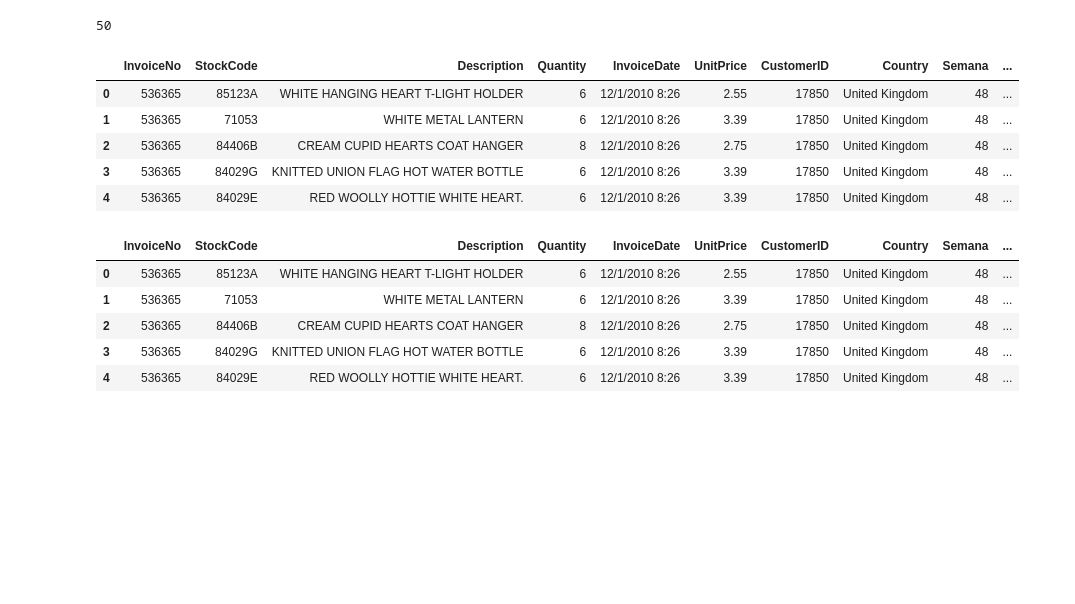
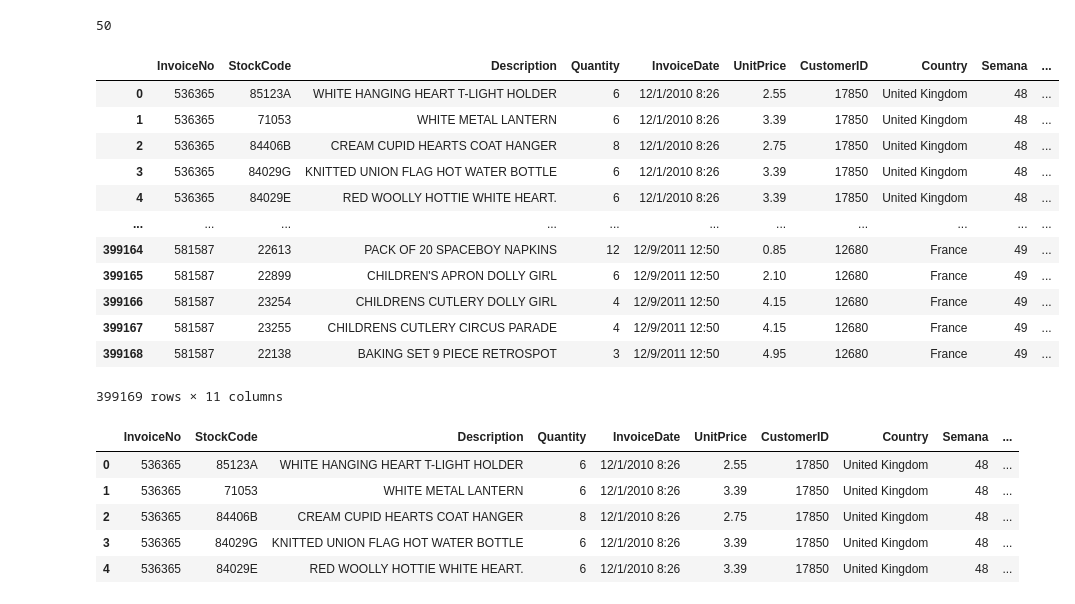
Before and after one commit to MVolterra/AMV-TEAM-2, a Jupyter notebook: Modelo.ipynb, the cells around one changed output. Cells and saved outputs as stored; diff of their text form; code cells hidden in the pictures; blank space fills up the shorter version.

```diff
--- a/Modelo.ipynb
+++ b/Modelo.ipynb
@@ -50,14 +50,21 @@ Name: w, dtype: int64
 # %%
 df['w']= df.w.map(lambda x:x+49 if str(x)[:4]=='2010' else x).map(lambda x:x-201097)
 # %%
-df.head()
+df
 # %% [output]
 |  | InvoiceNo | StockCode | Description | Quantity | InvoiceDate | UnitPrice | CustomerID | Country | Semana | ... |
 | 0 | 536365 | 85123A | WHITE HANGING HEART T-LIGHT HOLDER | 6 | 12/1/2010 8:26 | 2.55 | 17850 | United Kingdom | 48 | ... |
 | 1 | 536365 | 71053 | WHITE METAL LANTERN | 6 | 12/1/2010 8:26 | 3.39 | 17850 | United Kingdom | 48 | ... |
 | 2 | 536365 | 84406B | CREAM CUPID HEARTS COAT HANGER | 8 | 12/1/2010 8:26 | 2.75 | 17850 | United Kingdom | 48 | ... |
 | 3 | 536365 | 84029G | KNITTED UNION FLAG HOT WATER BOTTLE | 6 | 12/1/2010 8:26 | 3.39 | 17850 | United Kingdom | 48 | ... |
 | 4 | 536365 | 84029E | RED WOOLLY HOTTIE WHITE HEART. | 6 | 12/1/2010 8:26 | 3.39 | 17850 | United Kingdom | 48 | ... |
+| ... | ... | ... | ... | ... | ... | ... | ... | ... | ... | ... |
+| 399164 | 581587 | 22613 | PACK OF 20 SPACEBOY NAPKINS | 12 | 12/9/2011 12:50 | 0.85 | 12680 | France | 49 | ... |
+| 399165 | 581587 | 22899 | CHILDREN'S APRON DOLLY GIRL | 6 | 12/9/2011 12:50 | 2.10 | 12680 | France | 49 | ... |
+| 399166 | 581587 | 23254 | CHILDRENS CUTLERY DOLLY GIRL | 4 | 12/9/2011 12:50 | 4.15 | 12680 | France | 49 | ... |
+| 399167 | 581587 | 23255 | CHILDRENS CUTLERY CIRCUS PARADE | 4 | 12/9/2011 12:50 | 4.15 | 12680 | France | 49 | ... |
+| 399168 | 581587 | 22138 | BAKING SET 9 PIECE RETROSPOT | 3 | 12/9/2011 12:50 | 4.95 | 12680 | France | 49 | ... |
+399169 rows × 11 columns
 # %%
 df['Importe']=df.Quantity * df.UnitPrice
 df.head()
```
Also changed, not shown: parts of 23 cells of this notebook.
